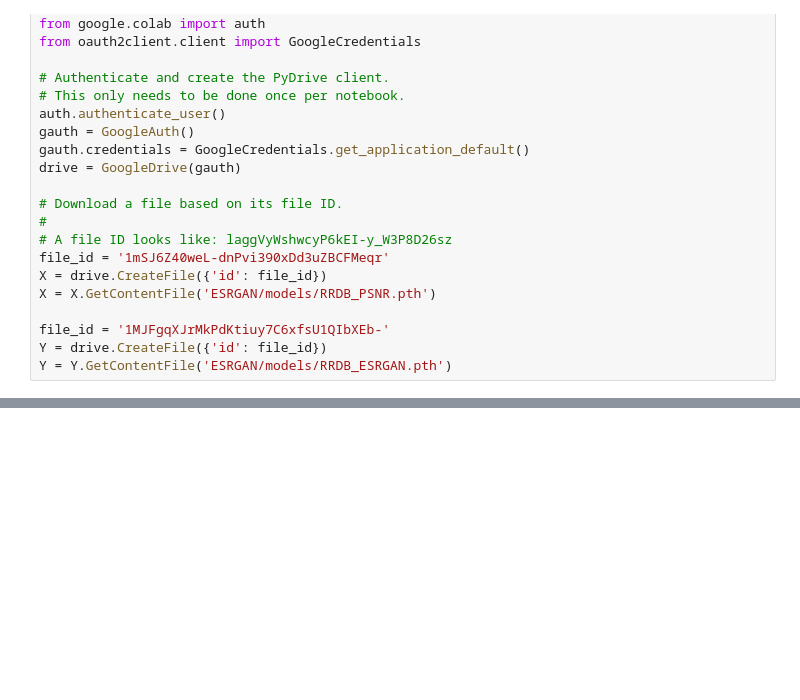
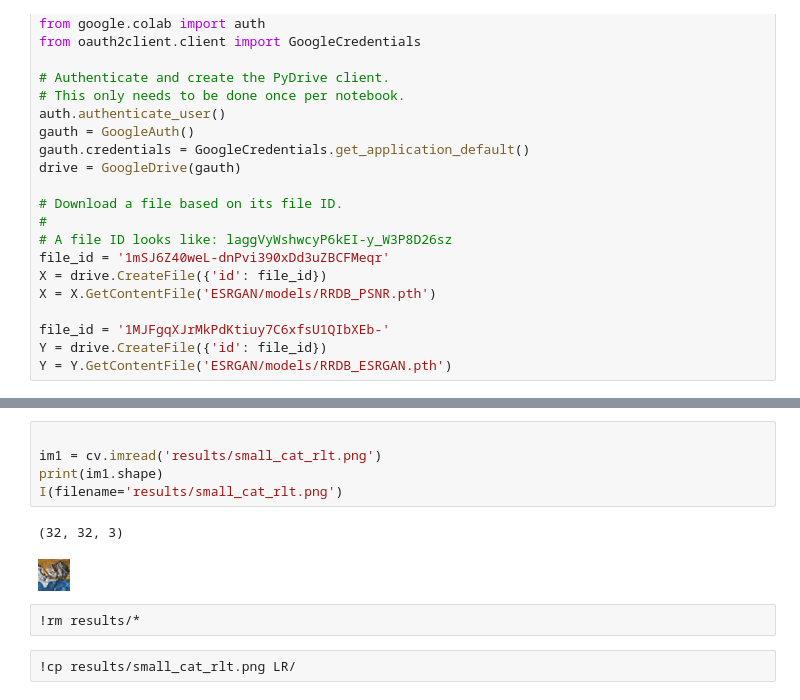
Before and after one commit to amitrege/NNCompress, a Jupyter notebook: SuperRes.ipynb, the cells around one changed output, grey strips where cells are left out. Cells and saved outputs as stored; diff of their text form; blank space fills up the shorter version.

```diff
--- a/SuperRes.ipynb
+++ b/SuperRes.ipynb
@@ -41,0 +225,12 @@ Y = Y.GetContentFile('ESRGAN/models/RRDB_ESRGAN.pth')
+# %%
+
+im1 = cv.imread('results/small_cat_rlt.png')
+print(im1.shape)
+I(filename='results/small_cat_rlt.png')
+# %% [output]
+(32, 32, 3)
+[figure, added]
+# %%
+!rm results/*
+# %%
+!cp results/small_cat_rlt.png LR/
```
Also changed, not shown: parts of 16 cells of this notebook.
